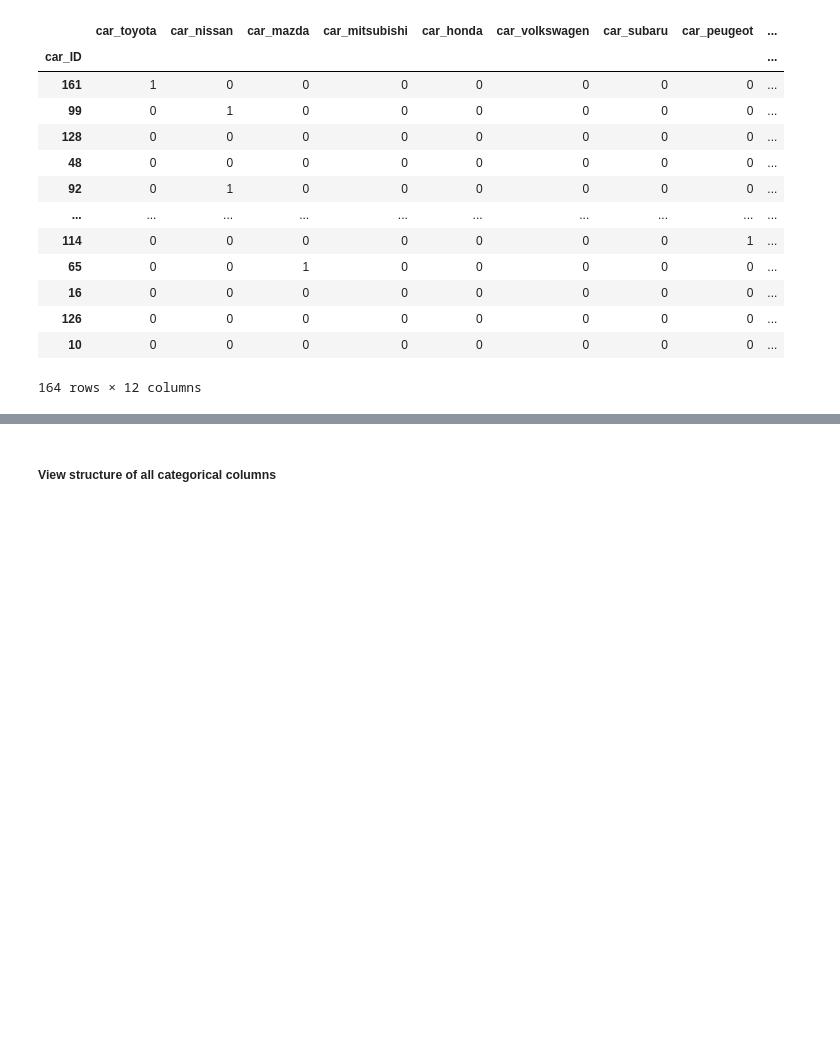
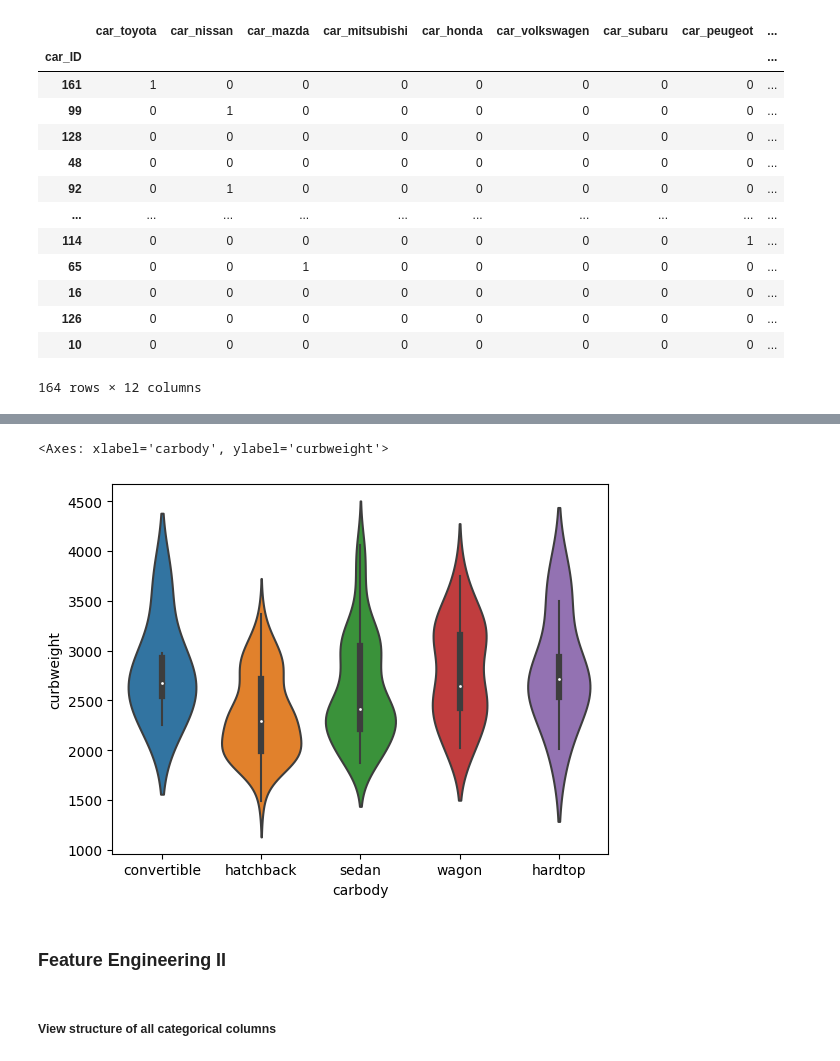
Before and after one commit to Sam-3l/Car-Price-Prediction, a Jupyter notebook: cars-price-prediction.ipynb, the cells around one changed output, grey strips where cells are left out. Cells and saved outputs as stored; diff of their text form; code cells hidden in the pictures; blank space fills up the shorter version.

```diff
--- a/cars-price-prediction.ipynb
+++ b/cars-price-prediction.ipynb
@@ -210,3 +257,10 @@ memory usage: 32.0+ KB
+# %%
+sns.violinplot(X, x='carbody', y='curbweight')
+# %% [output]
+<Axes: xlabel='carbody', ylabel='curbweight'>
+[figure, added]
+# %% [markdown]
+### Feature Engineering II
 # %% [markdown]
 ##### View structure of all categorical columns
 # %%
```
Also changed, not shown: parts of 32 cells of this notebook.
